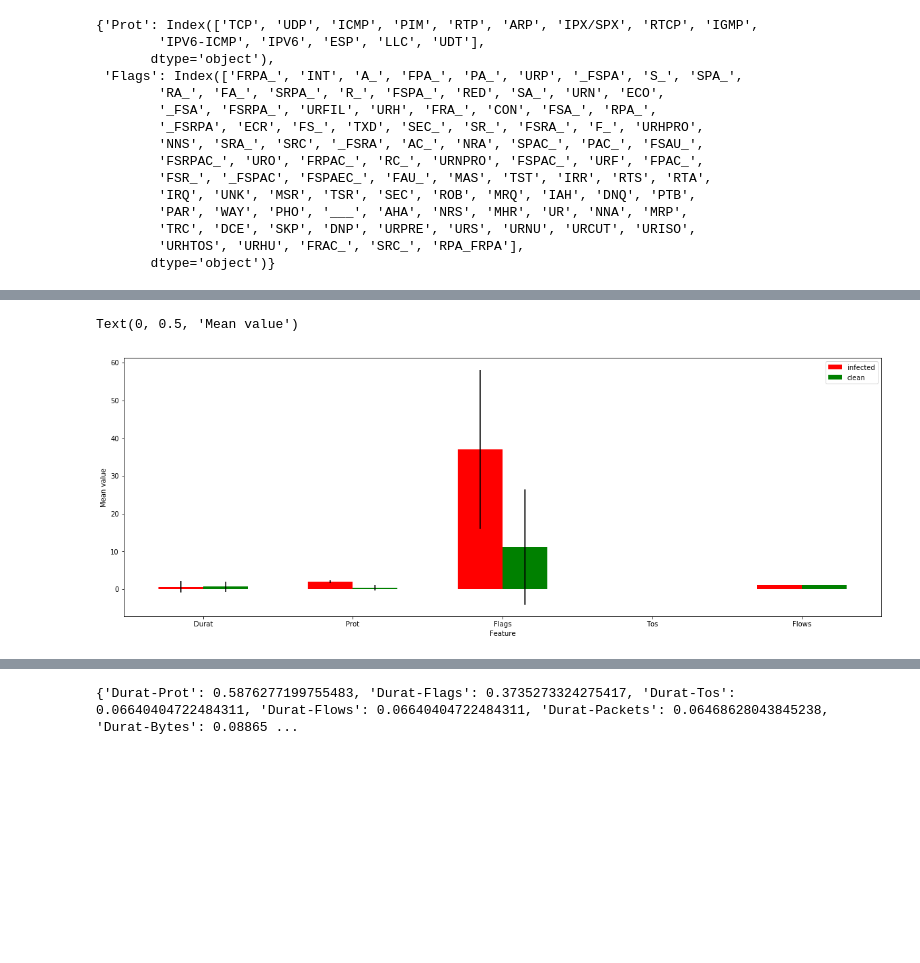
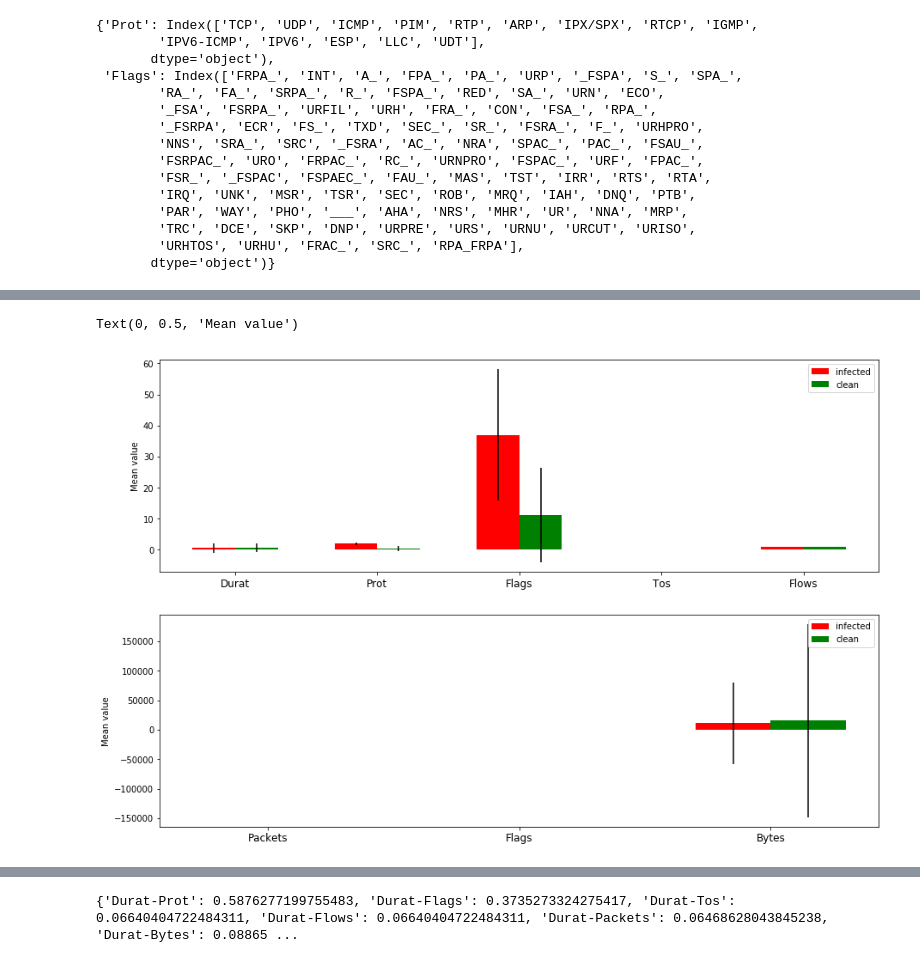
Before and after one commit to giannislelekas/CS4035, a Jupyter notebook: lab3/Flow_Data_Discretiazation_Task.ipynb, the cells around one changed output, grey strips where cells are left out. Cells and saved outputs as stored; diff of their text form; code cells hidden in the pictures; blank space fills up the shorter version.

Commit message:
Added comments for Flow data discretization task

```diff
--- a/lab3/Flow_Data_Discretiazation_Task.ipynb
+++ b/lab3/Flow_Data_Discretiazation_Task.ipynb
@@ -106,5 +128,5 @@ Number of non-infected Netflows:  388441
 # %%
-cols = ['Durat', 'Prot', 'Flags', 'Tos', 'Flows']
+cols = ['Durat', 'Prot', 'Flags', 'Tos', 'Flows', 'Packets', 'Flags', 'Bytes']
 # cols = ['Packets', 'Flags', 'Bytes']
 mean_infected = np.mean(data_infected[cols].values, axis=0)
 std_infected = np.std(data_infected[cols].values, axis=0)
@@ -131,22 +167,26 @@ plt.legend()
-# %%
-cols = ['Durat', 'Prot', 'Flags', 'Tos', 'Flows']
-# cols = ['Packets', 'Flags', 'Bytes']
-n = len(cols)
-
-mean_infected = np.mean(data_infected[cols].values, axis=0)
-std_infected = np.std(data_infected[cols].values, axis=0)
-
-mean_clean = np.mean(data_clean[cols].values, axis=0)
-std_clean = np.std(data_clean[cols].values, axis=0)
-
-plt.figure(figsize=(20,7))
-plt.bar(np.subtract(range(n), 0.15), height=mean_infected, yerr=std_infected, width=0.3, color='r', label='infected')
-plt.bar(np.add(range(n), 0.15), height=mean_clean, yerr=std_clean, width=0.3, color='g', label='clean')
-plt.legend()
-
-plt.xticks(range(n), cols)
-plt.xlabel("Feature")
-plt.ylabel('Mean value')
-# %% [output]
-Text(0, 0.5, 'Mean value')
-[figure, removed]
+# %%
+# cols = ['Packets', 'Flags', 'Bytes']
+n = len(cols)
+
+f, ax = plt.subplots(nrows=2, ncols=1, figsize=(15,10))
+
+ax[0].bar(np.subtract(range(n-3), 0.15), height=mean_infected[:-3], yerr=std_infected[:-3],
+          width=0.3, color='r', label='infected')
+ax[0].bar(np.add(range(n-3), 0.15), height=mean_clean[:-3], yerr=std_clean[:-3],
+          width=0.3, color='g', label='clean')
+ax[0].legend()
+ax[0].set_xticks(range(len(cols[:-3])))
+ax[0].set_xticklabels(cols[:-3], fontsize=12)
+ax[0].set_ylabel('Mean value')
+
+ax[1].bar(np.subtract(range(3), 0.15), height=mean_infected[-3:], yerr=std_infected[-3:],
+          width=0.3, color='r', label='infected')
+ax[1].bar(np.add(range(3), 0.15), height=mean_clean[-3:], yerr=std_clean[-3:],
+          width=0.3, color='g', label='clean')
+ax[1].legend()
+ax[1].set_xticks(range(3))
+ax[1].set_xticklabels(cols[-3:], fontsize=12)
+ax[1].set_ylabel('Mean value')
+# %% [output]
+Text(0, 0.5, 'Mean value')
+[figure, added]
```
Also changed, not shown: parts of 33 cells of this notebook, 1 other file.
